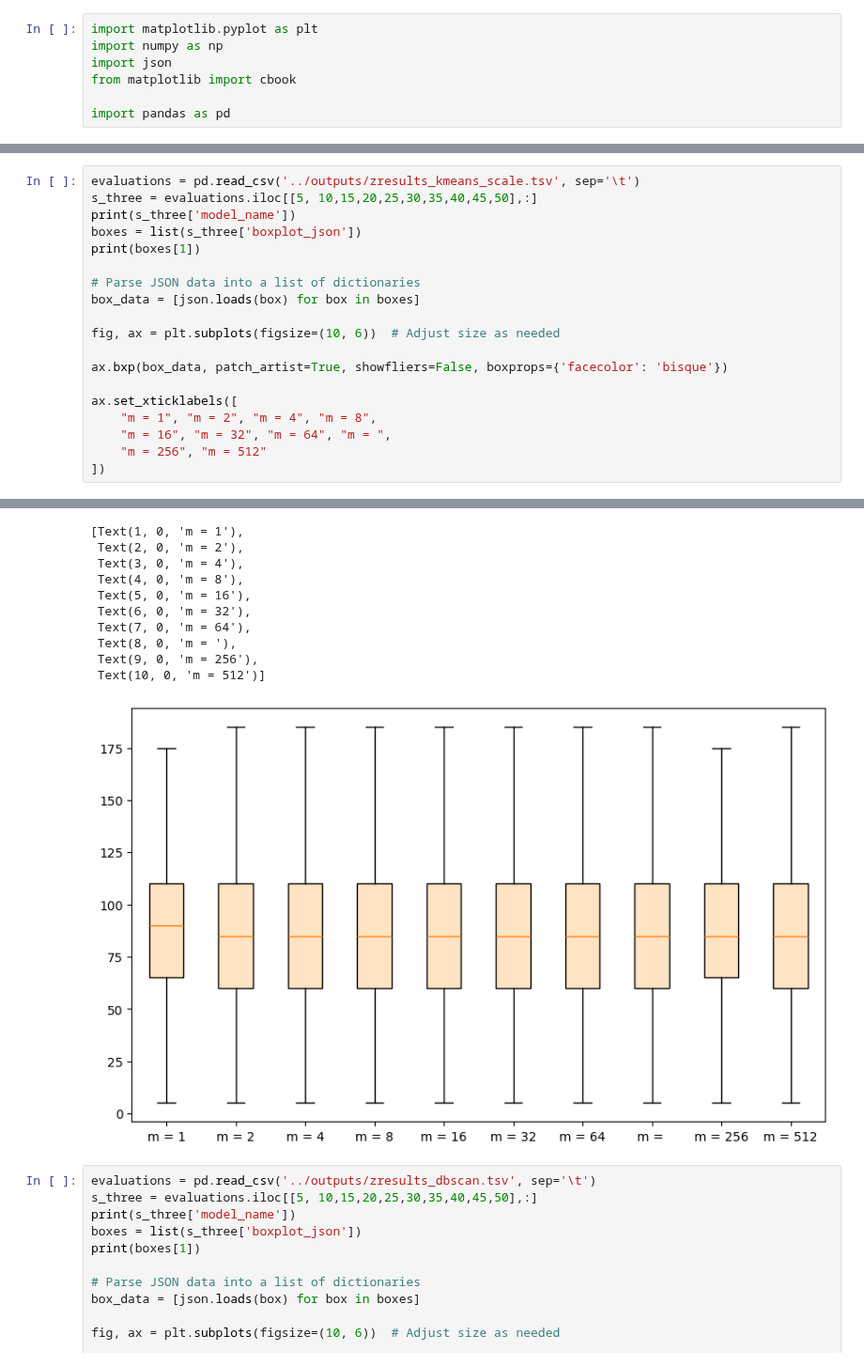
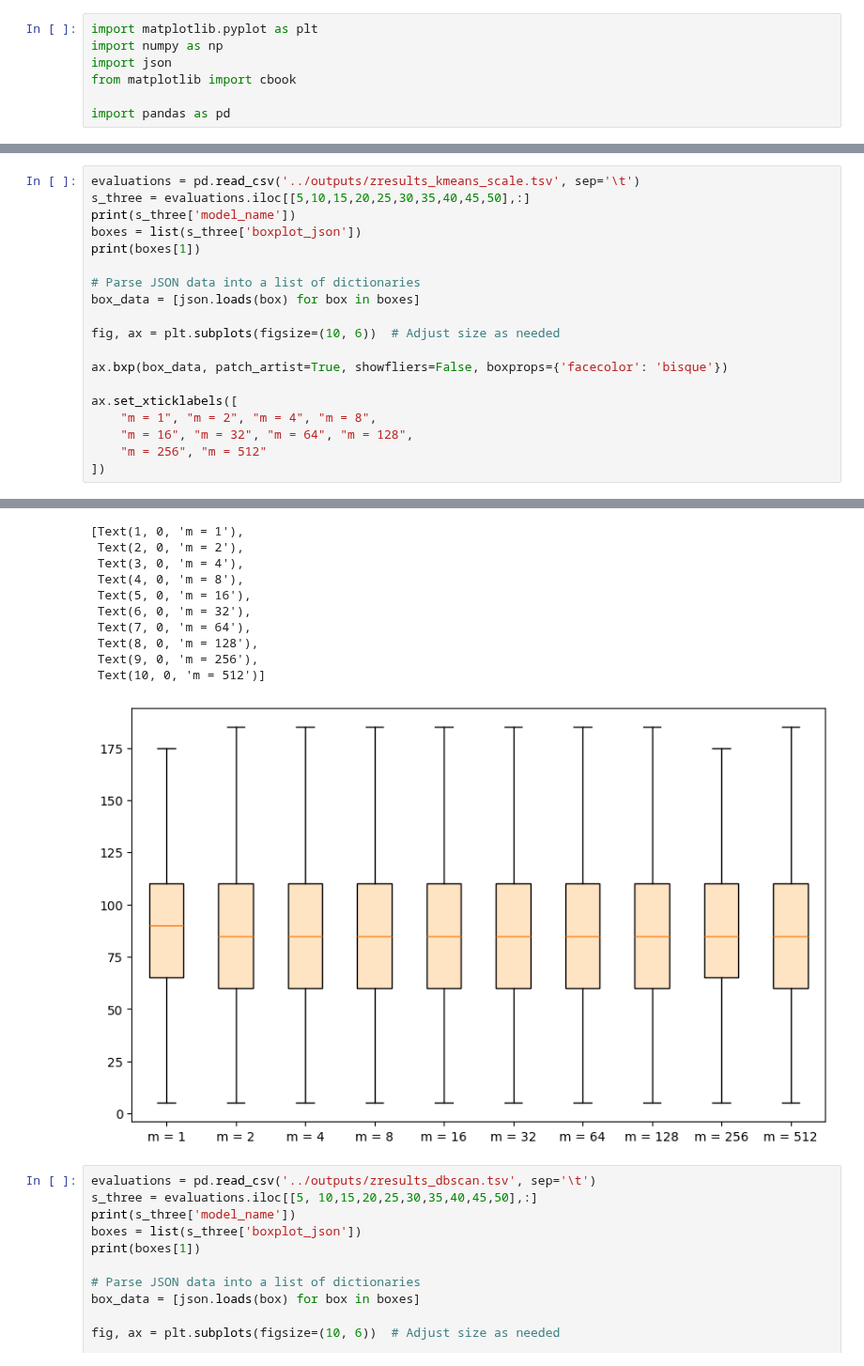
Before and after one commit to lu-kup/bio-baigiamasis, a Jupyter notebook: scripts/diagrams.ipynb, the cells around one changed output, grey strips where cells are left out. Shown at 94% size. Saved outputs shown, nothing was run; the diff lists cells and outputs as text.

```diff
--- a/scripts/diagrams.ipynb
+++ b/scripts/diagrams.ipynb
@@ -352,6 +349,6 @@ ax.set_xticklabels(["n = 4", "n = 8", "n = 16", "n = 32",
 # %%
 evaluations = pd.read_csv('../outputs/zresults_kmeans_scale.tsv', sep='\t')
-s_three = evaluations.iloc[[5, 10,15,20,25,30,35,40,45,50],:]
+s_three = evaluations.iloc[[5,10,15,20,25,30,35,40,45,50],:]
 print(s_three['model_name'])
 boxes = list(s_three['boxplot_json'])
 print(boxes[1])
@@ -362,36 +359,36 @@ box_data = [json.loads(box) for box in boxes]
 fig, ax = plt.subplots(figsize=(10, 6))  # Adjust size as needed
 
 ax.bxp(box_data, patch_artist=True, showfliers=False, boxprops={'facecolor': 'bisque'})
 
 ax.set_xticklabels([
     "m = 1", "m = 2", "m = 4", "m = 8",
-    "m = 16", "m = 32", "m = 64", "m = ",
+    "m = 16", "m = 32", "m = 64", "m = 128",
     "m = 256", "m = 512"
 ])
 # %% [output]
 5     k-means 5 features n_clusters=10, scale=1, thr...
 10    k-means 5 features n_clusters=10, scale=2, thr...
 15    k-means 5 features n_clusters=10, scale=4, thr...
 20    k-means 5 features n_clusters=10, scale=8, thr...
 25    k-means 5 features n_clusters=10, scale=16, th...
 30    k-means 5 features n_clusters=10, scale=32, th...
 35    k-means 5 features n_clusters=10, scale=64, th...
 40    k-means 5 features n_clusters=10, scale=128, t...
 45    k-means 5 features n_clusters=10, scale=256, t...
 50    k-means 5 features n_clusters=10, scale=512, t...
 Name: model_name, dtype: object
 {"mean":101.8493852459,"iqr":50.0,"cilo":83.5492782558,"cihi":86.4507217442,"whishi":185,"whislo":5,"fliers":[245,405,225,905,340,565,205,355,570,435,250,210,235,235,525,515,240,290,225,515,685,200,30 ...
 [Text(1, 0, 'm = 1'),
  Text(2, 0, 'm = 2'),
  Text(3, 0, 'm = 4'),
  Text(4, 0, 'm = 8'),
  Text(5, 0, 'm = 16'),
  Text(6, 0, 'm = 32'),
  Text(7, 0, 'm = 64'),
- Text(8, 0, 'm = '),
+ Text(8, 0, 'm = 128'),
  Text(9, 0, 'm = 256'),
  Text(10, 0, 'm = 512')]
-[figure, old version]
+[figure, new version]
 # %%
 evaluations = pd.read_csv('../outputs/zresults_dbscan.tsv', sep='\t')
 s_three = evaluations.iloc[[5, 10,15,20,25,30,35,40,45,50],:]
```
Also changed, not shown: parts of 6 cells of this notebook.
